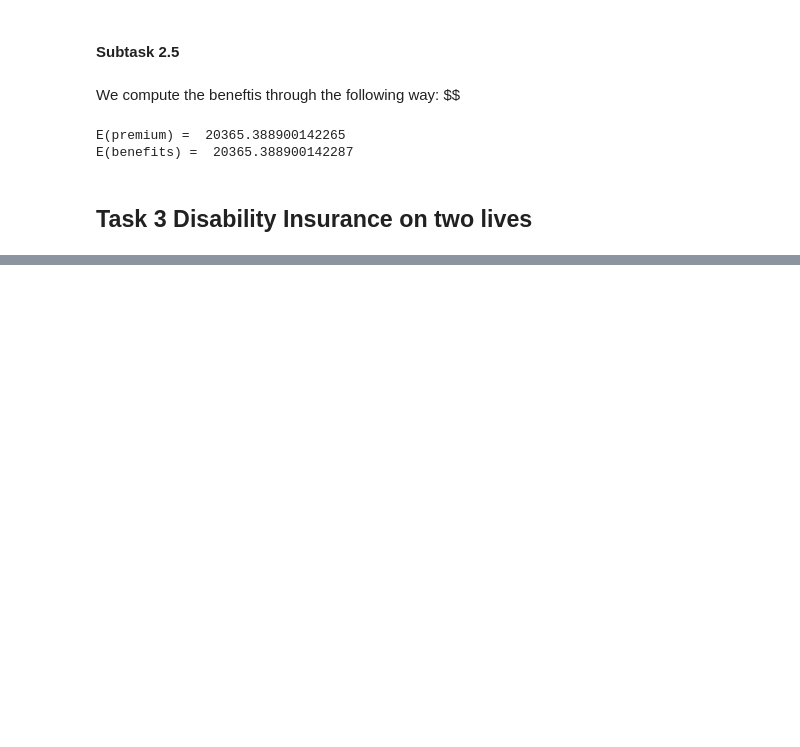
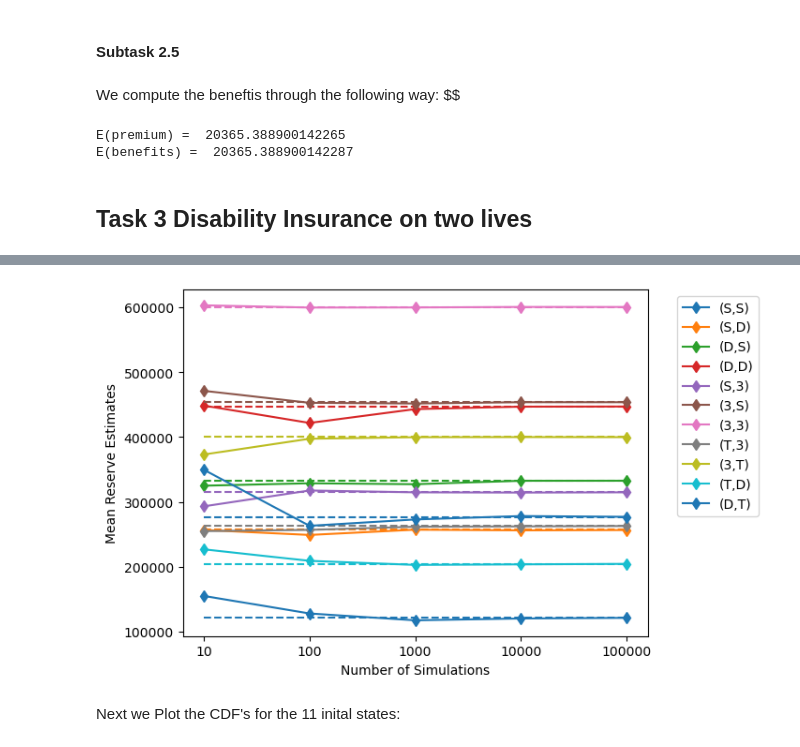
Before and after one commit to samizwei/Life-Insurance-Sami, a Jupyter notebook: Exam_Final_SZ.ipynb, the cells around one changed output, grey strips where cells are left out. Saved outputs shown, nothing was run; the diff lists cells and outputs as text; code cells hidden in the pictures; blank space fills up the shorter version.

```diff
--- a/Exam_Final_SZ.ipynb
+++ b/Exam_Final_SZ.ipynb
@@ -161,0 +273,5 @@ E(benefits) =  20365.388900142287
+# %%
+for j, elt in enumerate(Symbols):
+    print(elt)
+
+print('\n', len(Symbols))
@@ -161,0 +364,16 @@ E(benefits) =  20365.388900142287
+# %%
+plt.figure()
+plt.ylabel("Mean Reserve Estimates")
+plt.xlabel("Number of Simulations")
+for i,s in enumerate(Symbols):
+    symb1 = s[0]
+    symb2 = s[1]
+    line, = plt.plot(meanVals[i,:], 'd-', label="(%s,%s)"%(symb1,symb2))
+    plt.hlines(reserves_excact[i], xmin=0, xmax=len(ns)-1, colors=line.get_color(), linestyles='dashed')
+plt.xticks(np.arange(len(ns)), ns)
+plt.legend(bbox_to_anchor=(1.05, 1), loc='upper left')
+plt.show()
+# %% [output]
+[figure, added]
+# %% [markdown]
+Next we Plot the CDF's for the 11 inital states:
```
Also changed, not shown: parts of 41 cells of this notebook, 7 other files.
